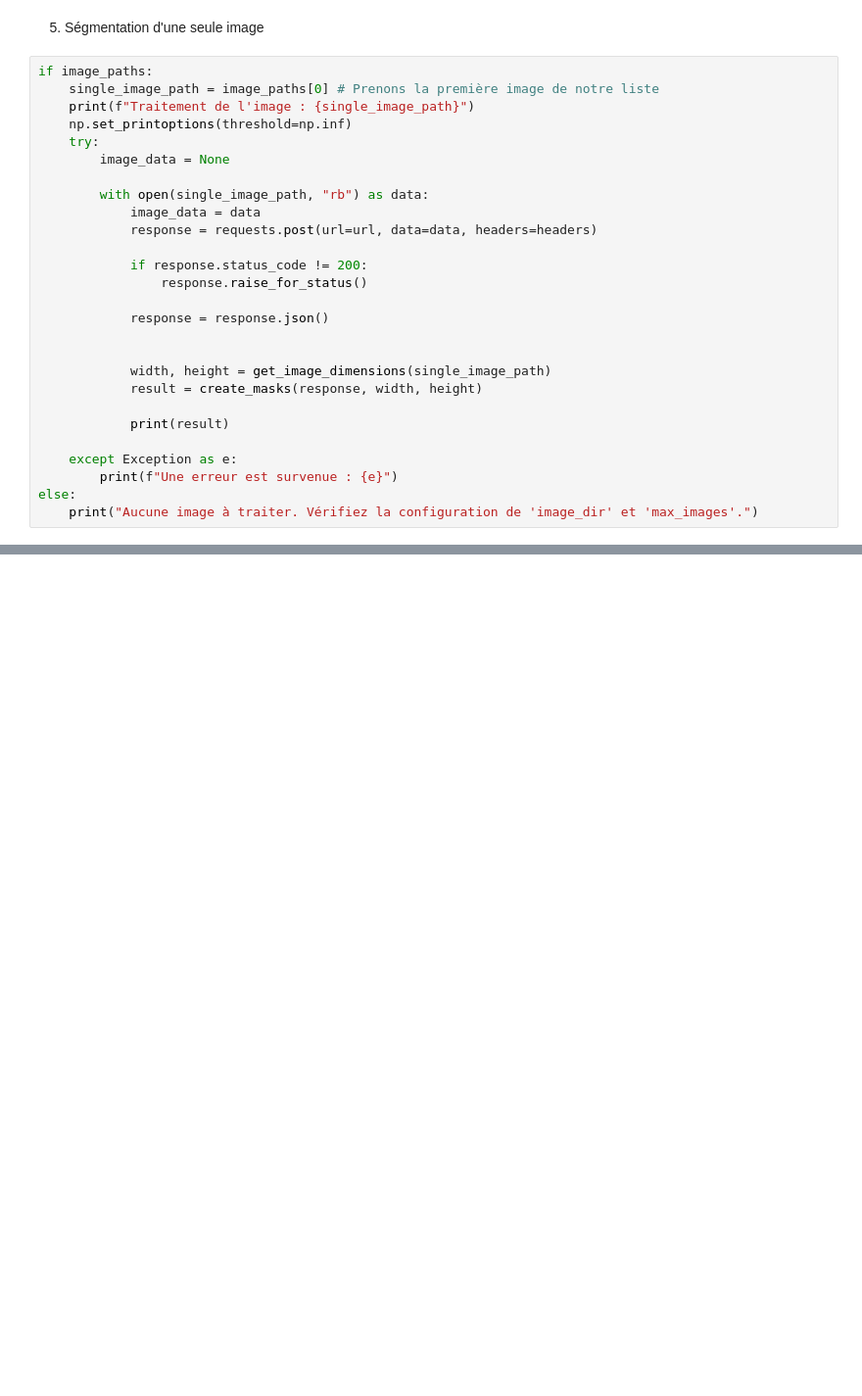
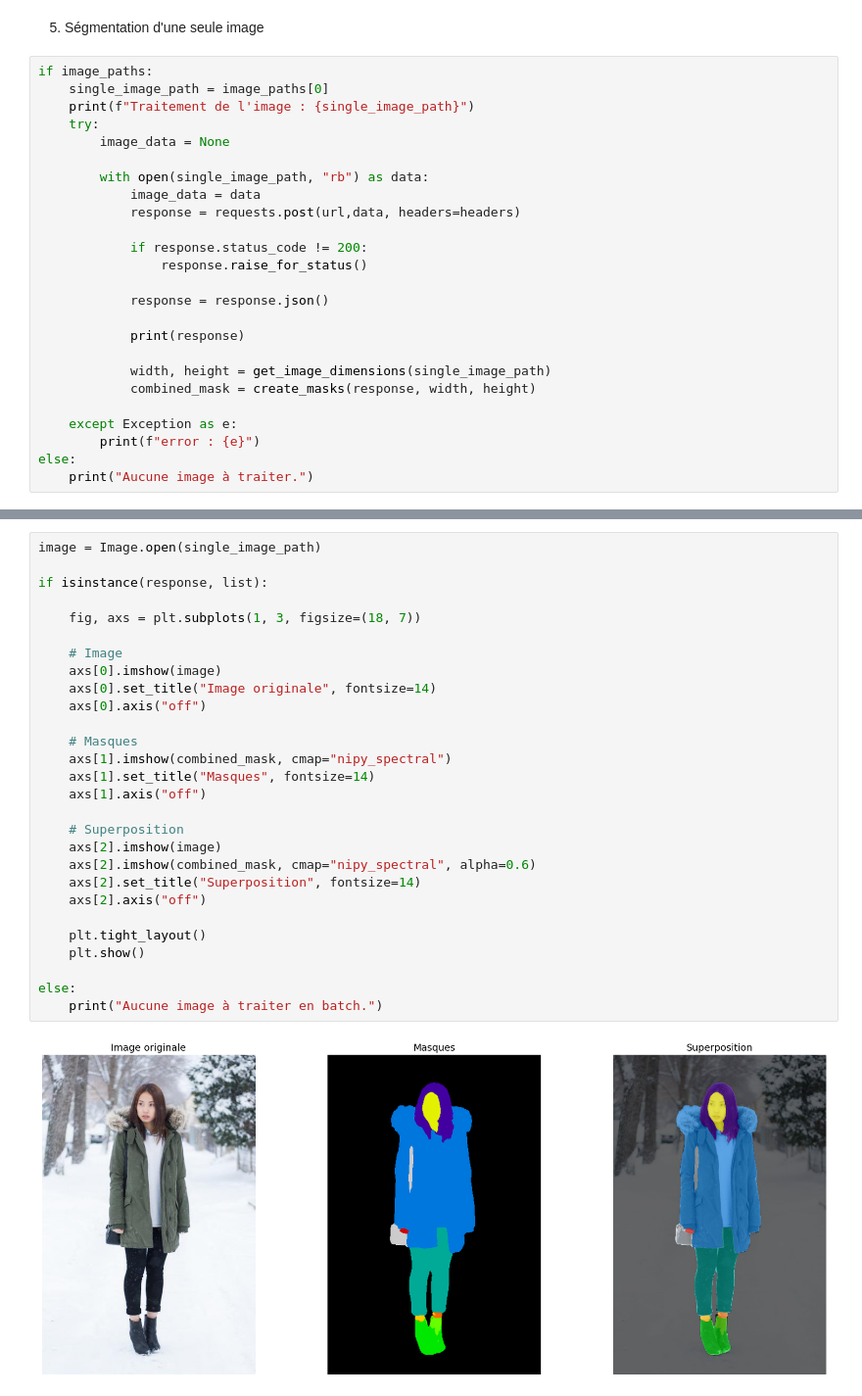
Before and after one commit to Christophe-Ringot/OC_02_ModeTrends, a Jupyter notebook: main.ipynb, the cells around one changed output, grey strips where cells are left out. Shown at 98% size. Drawn from its saved outputs; the diff is of its cells as text; blank space fills up the shorter version.

Commit message:
OCP2 - Modification appel API et affichage des première images

```diff
--- a/main.ipynb
+++ b/main.ipynb
@@ -42,30 +43,28 @@ for path, _, files in os.walk(image_dir):
 5. Ségmentation d'une seule image
 # %%
 if image_paths:
-    single_image_path = image_paths[0] # Prenons la première image de notre liste
+    single_image_path = image_paths[0]
     print(f"Traitement de l'image : {single_image_path}")
-    np.set_printoptions(threshold=np.inf)
     try:
         image_data = None
 
         with open(single_image_path, "rb") as data:
             image_data = data
-            response = requests.post(url=url, data=data, headers=headers)
+            response = requests.post(url,data, headers=headers)
 
             if response.status_code != 200:
                 response.raise_for_status()
 
             response = response.json()
 
+            print(response)
 
             width, height = get_image_dimensions(single_image_path)
-            result = create_masks(response, width, height)
-
-            print(result)
+            combined_mask = create_masks(response, width, height)
 
     except Exception as e:
-        print(f"Une erreur est survenue : {e}")
+        print(f"error : {e}")
 else:
-    print("Aucune image à traiter. Vérifiez la configuration de 'image_dir' et 'max_images'.")
+    print("Aucune image à traiter.")
 # %% [output]
 Traitement de l'image : ./assets/top_influenceurs_2024/IMG//image_0.png
@@ -87,0 +74,30 @@ Traitement de l'image : ./assets/top_influenceurs_2024/IMG//image_0.png
+# %%
+image = Image.open(single_image_path)
+
+if isinstance(response, list):
+
+    fig, axs = plt.subplots(1, 3, figsize=(18, 7))
+
+    # Image
+    axs[0].imshow(image)
+    axs[0].set_title("Image originale", fontsize=14)
+    axs[0].axis("off")
+
+    # Masques
+    axs[1].imshow(combined_mask, cmap="nipy_spectral")
+    axs[1].set_title("Masques", fontsize=14)
+    axs[1].axis("off")
+
+    # Superposition
+    axs[2].imshow(image)
+    axs[2].imshow(combined_mask, cmap="nipy_spectral", alpha=0.6)
+    axs[2].set_title("Superposition", fontsize=14)
+    axs[2].axis("off")
+
+    plt.tight_layout()
+    plt.show()
+
+else:
+    print("Aucune image à traiter en batch.")
+# %% [output]
+[figure, added]
```
Also changed, not shown: parts of 3 cells of this notebook, 1 other file.
